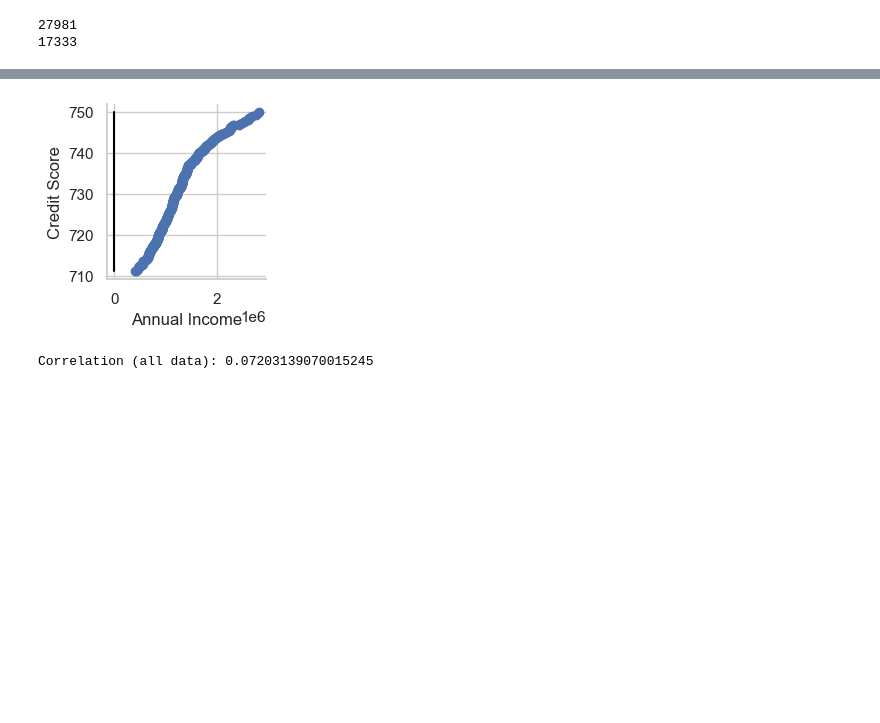
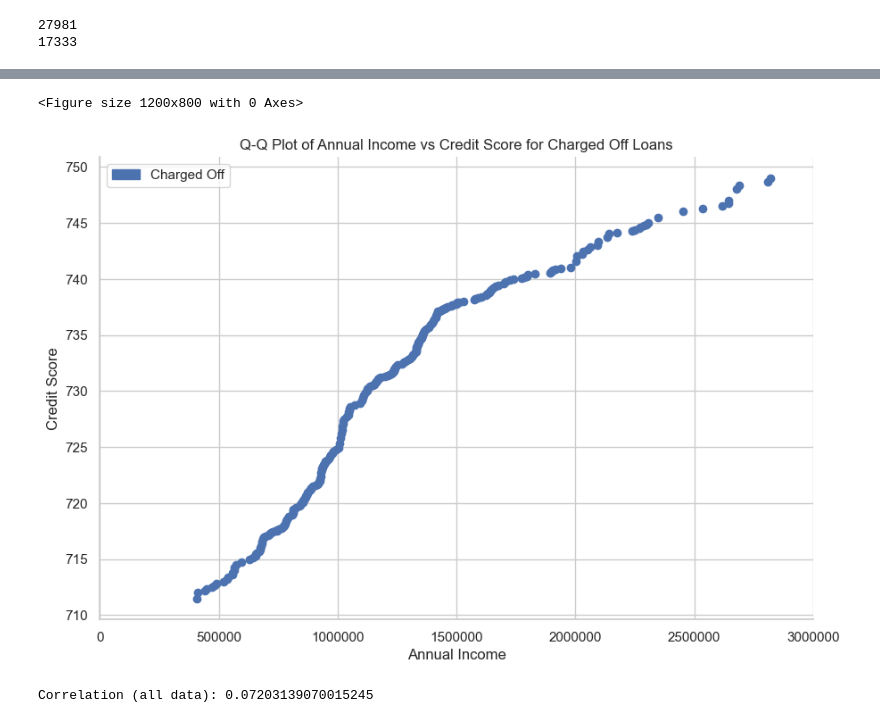
Before and after one commit to omidk414/ucb-data-project1-group2, a Jupyter notebook: main.ipynb, the cells around one changed output, grey strips where cells are left out. Cells and saved outputs as stored; diff of their text form; code cells hidden in the pictures; blank space fills up the shorter version.

Commit message:
Fixed the QQ plot and added another chart

```diff
--- a/main.ipynb
+++ b/main.ipynb
@@ -408,13 +387,19 @@ plt.show()
-# %%
-# Q-Q Plot
-sns.set(style="whitegrid")
-kws = {"line_kws": {"color": "red", "linestyle": "--"},"identity": True}
- # Customizing the line appearance"identity": True
- # Display the identity line }
-pplot(random_data, x="Annual Income", y="Credit Score", kind='qq', display_kws=kws)
-plt.show()
-# %% [output]
-[figure, removed]
+# %%
+charged_off_data = cleaned_data[cleaned_data['Loan Status'] == 'Charged Off'].sample(n=250, random_state=1)
+
+plt.figure(figsize=(12, 8))
+# Create the Q-Q plot
+pplot(charged_off_data, x="Annual Income", y="Credit Score", hue = 'Loan Status', kind='qq', height=6, aspect=1.5)
+
+plt.title('Q-Q Plot of Annual Income vs Credit Score for Charged Off Loans')
+
+ticks_loc, ticks_labels = plt.xticks()
+plt.xticks(ticks_loc, [f'{tick:.0f}' for tick in ticks_loc])
+
+plt.show()
+# %% [output]
+<Figure size 1200x800 with 0 Axes>
+[figure, added]
 # %%
 # fig, ax = plt.subplots(figsize=(8, 6))
 
```
Also changed, not shown: parts of 7 cells of this notebook.
